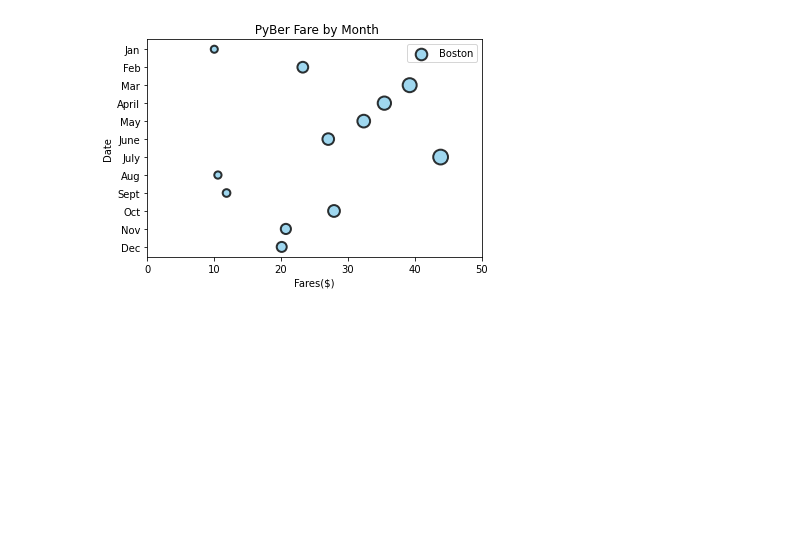
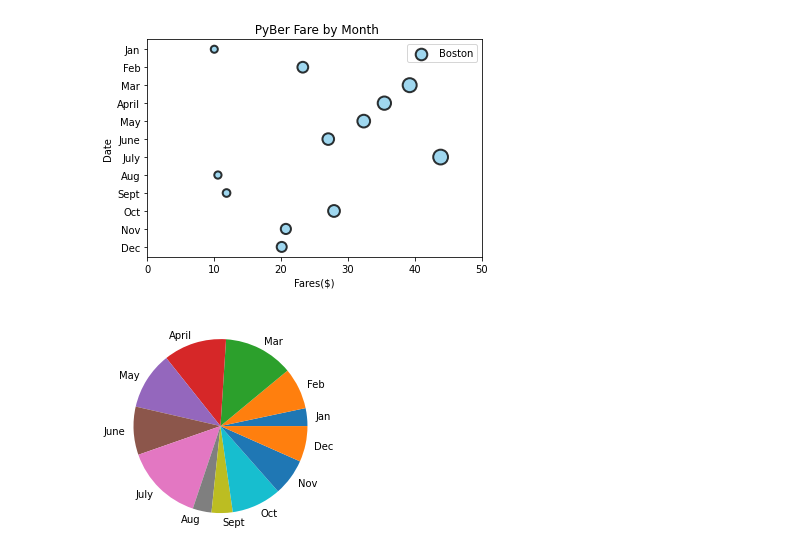
Before and after one commit to GPT2099/PyBer_Analysis, a Jupyter notebook: matplotlib_practice.ipynb, the cells around one changed output. Drawn from its saved outputs; the diff is of its cells as text; code cells hidden in the pictures; blank space fills up the shorter version.

Commit message:
pie chart

```diff
--- a/matplotlib_practice.ipynb
+++ b/matplotlib_practice.ipynb
@@ -224,3 +224,8 @@ ax.set_xlim(0, 50)
 # %% [output]
 (0.0, 50.0)
 [figure]
+# %%
+plt.pie(y_axis, labels=x_axis)
+plt.show()
+# %% [output]
+[figure, added]
```
Also changed, not shown: parts of 3 cells of this notebook.
